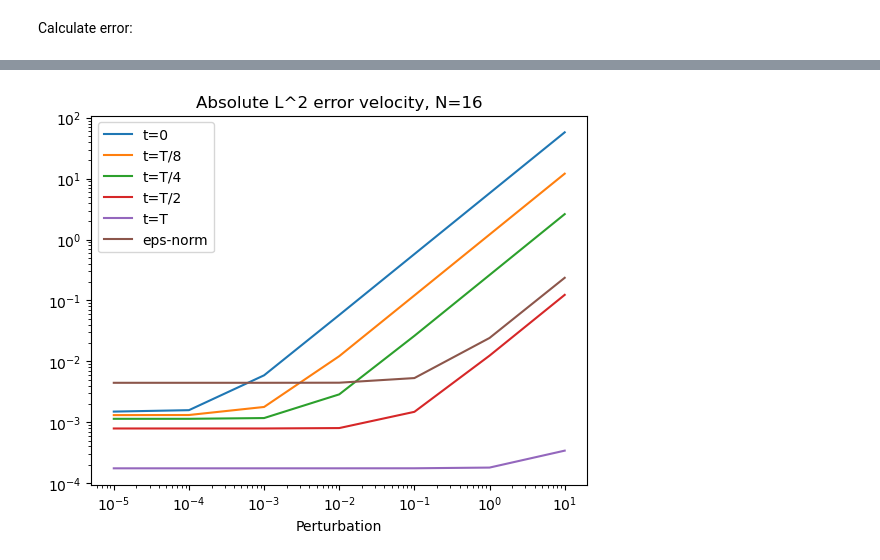
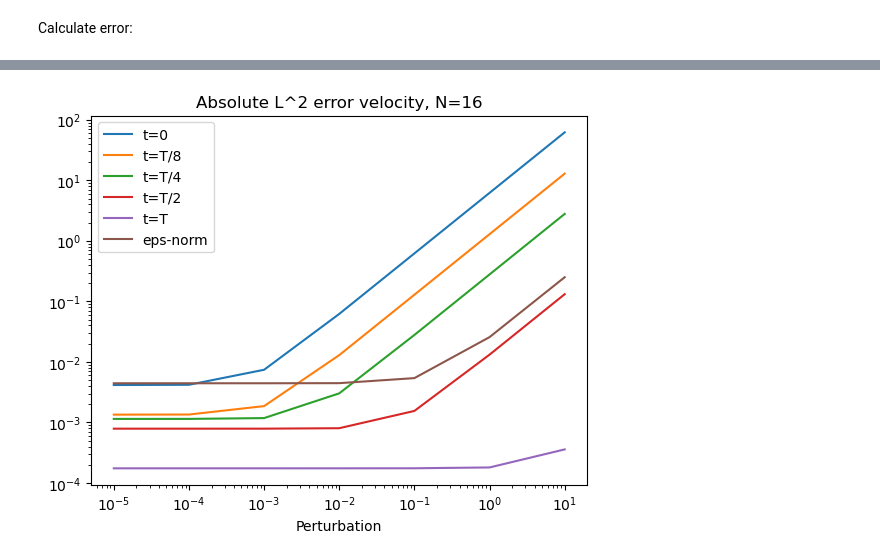
Before and after one commit to UCL/stokes-nc-ill-posed, a Jupyter notebook: ngsolve/Stokes-non-conforming_const_noise.ipynb, the cells around one changed output, grey strips where cells are left out. Saved outputs shown, nothing was run; the diff lists cells and outputs as text; code cells hidden in the pictures.

```diff
--- a/ngsolve/Stokes-non-conforming_const_noise.ipynb
+++ b/ngsolve/Stokes-non-conforming_const_noise.ipynb
@@ -778,24 +492,24 @@ epsilon_errors =  [ 0.04699381631224313,0.030223041406075367,0.01648379399279716
 # %%
 import matplotlib.pyplot as plt
 constant_noise_data = np.array([1e-5,1e-4,1e-3,1e-2,1e-1,1e0,1e1 ])
-t_0 = np.array([0.001494975636157029,0.0015776071429267245,0.005896385624039037,0.05771926457227621,0.5776634533125558,5.777277859722086,57.773439289264125  ])
-t_TEights = np.array([0.001308427066741526, 0.0013138492961921858, 0.0017811461169350835, 0.012167362316808168,0.12098639548300744,1.2098051211134024,12.098055425784231    ] )
-t_Tquarter = np.array([0.0011378009698038054,0.0011383862537835741,0.001170629966131142, 0.00286840493154644,0.02623142148486129, 0.26194519447433945, 2.6193028251386683 ] )
-t_Thalf = np.array([0.0007893136807264873, 0.0007893400475740691, 0.0007896898915705437,0.0008017150295910578,0.0014816849539335962,0.012403599980415325, 0.12362497832621058     ])
-t_T = np.array([ 0.00017492547862938432,0.00017492573796191264, 0.00017492833352977786,0.00017495448017114192, 0.0001752350279407688, 0.00017990552093312265, 0.00034143245205059576    ] )
-eps_norm = np.array([ 0.004442781016965482,0.0044428161183242745,  0.004443268608918845,0.004457848928456723, 0.0053120653448854045,  0.024214148094556444,  0.2357181799388942   ])
+t_0 = np.array([0.00415446274945523,0.004193721366758814,0.00742357121662582,0.06210116873976516,0.6200748541057143,6.201051286317319,62.01093953437304])
+t_TEights = np.array([0.0013475385151289516, 0.0013535706104209303,0.0018638026254299877,0.012952110307921913, 0.12883060382460682,1.288241564505492,12.882413960599512] )
+t_Tquarter = np.array([0.0011451903133811137,0.001145855097615819,0.001182120786321123, 0.0030267441320789533, 0.02790609763042631,0.2786929876016462,2.78677126658984 ] )
+t_Thalf = np.array([0.0007902157706701661,0.0007902475249467483,0.0007906624281791001,0.0008044329161366637,0.0015515683042016616, 0.013193552608721104, 0.1315168781198697 ])
+t_T = np.array([0.00017493583286370945,0.0001749361509469147,0.00017493933416154055,0.00017497138190400782,0.00017531338681039957,0.00018082821715640417,  0.00035909108856450054] )
+eps_norm = np.array([0.004443877662915414 , 0.004443919526316986 , 0.004444452829623838, 0.004461137164975223,  0.0054050686772011474, 0.025688571900333468,0.25075827597698686 ])
 
 plt.loglog(constant_noise_data, t_0, label="t=0")
 plt.loglog(constant_noise_data,t_TEights , label="t=T/8")
 plt.loglog(constant_noise_data,t_Tquarter , label="t=T/4")
 plt.loglog(constant_noise_data,t_Thalf , label="t=T/2")
 plt.loglog(constant_noise_data,t_T , label="t=T")
 plt.loglog(constant_noise_data,eps_norm , label="eps-norm")
 plt.xlabel("Perturbation")
 plt.legend()
 plt.title("Absolute L^2 error velocity, N=16")
 plt.show()
 # %% [output]
-[figure, old version]
+[figure, new version]
 # %%
 # Ns = [1,2,4,8,16]
```
Also changed, not shown: parts of 56 cells of this notebook, 3 other files.
